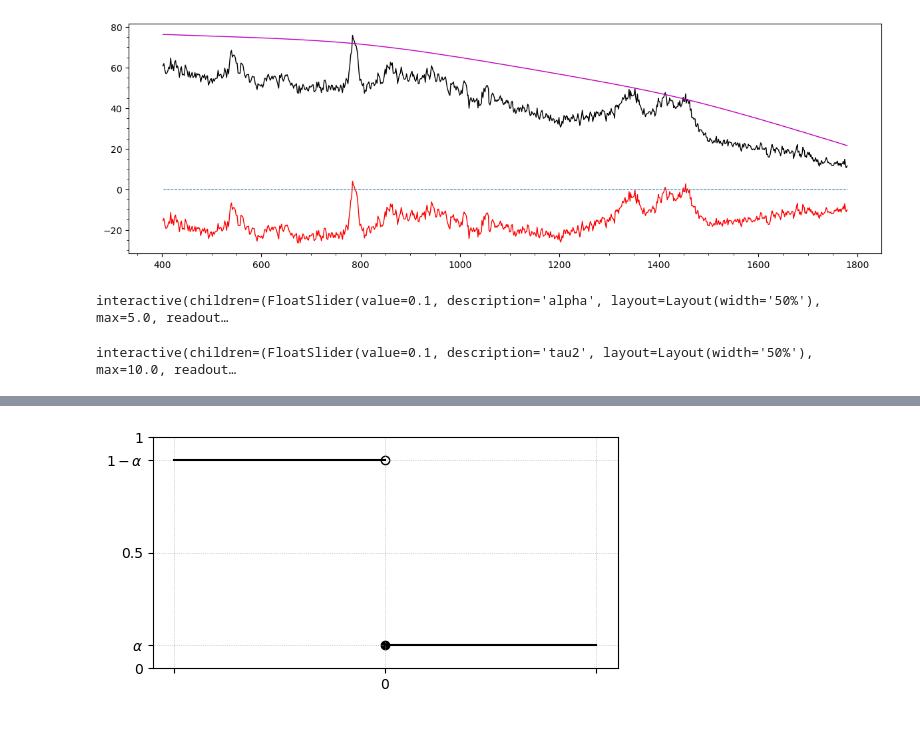
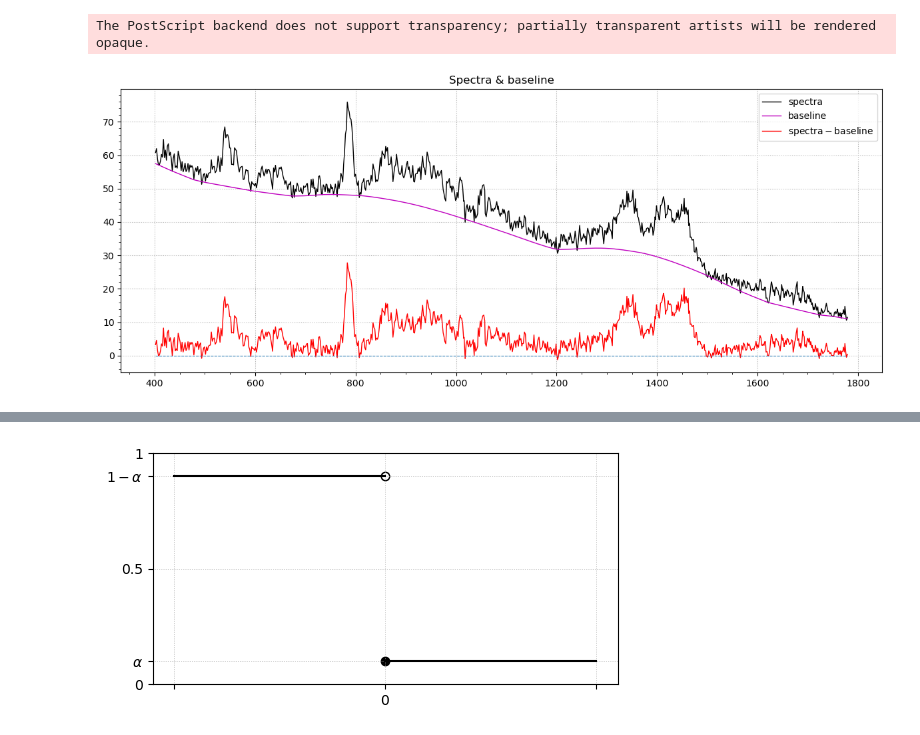
Before and after one commit to intellimath/irsa, a Jupyter notebook: examples/whittaker_henderson.ipynb, the cells around one changed output, grey strips where cells are left out. Drawn from its saved outputs; the diff is of its cells as text; code cells hidden in the pictures.

```diff
--- a/examples/whittaker_henderson.ipynb
+++ b/examples/whittaker_henderson.ipynb
@@ -41,22 +87,27 @@ plt.show()
 # %%
-bl, _ = smooth.whittaker_smooth_weight_func2(
+bl = smooth.whittaker_smooth(
         y,
-        # func=funcs.softlog_div,
-        func=funcs.Step(0.00, eps=0.001),
-        # func2=funcs.Step(0.00, eps=0.001),
-        # func2_e=inventory.relative_abs_max,
-        tau2=1.0e6, d=2)
+        # func=funcs.GaussSuppl(0.01),
+        func=funcs.RStep(1.0, eps=0.001),
+        # func2=funcs.RStep(0.00, eps=0.001),
+        func2_e=inventory.relative_abs_max,
+        tau2=1.0e5, d=4)
 y_bl = y - bl
 y_bl -= y_bl.min()
 # y_bl /= y_bl.mean()
 # y_bl *= 10
-plt.figure(figsize=(12,4))
-plt.plot(x, y, color='k', linewidth=1.0)
-plt.plot(x, bl, color='m', linewidth=1.0)
-plt.plot(x, y-bl, color='r', linewidth=1.0)
+plt.figure(figsize=(12,5))
+plt.title("Spectra & baseline")
+plt.plot(x, y, color='k', linewidth=1.0, label='spectra')
+plt.plot(x, bl, color='m', linewidth=1.0, label='baseline')
+plt.plot(x, y-bl, color='r', linewidth=1.0, label='spectra${}-{}$baseline')
 plt.hlines(0, x.min(), x.max(), ls='--', lw=0.75)
 plt.tight_layout()
+plt.grid(lw=0.75, ls=':')
 plt.minorticks_on()
+plt.legend()
+plt.savefig("fig/pp_spectra3.eps")
 plt.show()
 # %% [output]
+The PostScript backend does not support transparency; partially transparent artists will be rendered opaque.
-[figure, old version]
+[figure, new version]
@@ -82,18 +168,16 @@ def plot_despike(alpha, xrange):
     plt.minorticks_on()
     plt.xlim(*xrange)
     plt.show()
-# %% [output]
-interactive(children=(FloatSlider(value=0.1, description='alpha', layout=Layout(width='50%'), max=5.0, readout…
 # %%
 tau2_slider = ipywidgets.FloatSlider(value=0.1, min=0, max=10, step=0.1, readout_format=".4f")
 tau2_slider.layout.width="50%"
-alpha_slider = ipywidgets.FloatSlider(value=0.1, min=0.0, max=5.0, step=0.1, readout_format=".3f")
+alpha_slider = ipywidgets.FloatSlider(value=0.1, min=0.0, max=10.0, step=0.1, readout_format=".3f")
 alpha_slider.layout.width="50%"
 
 @ipywidgets.interact(tau2=tau2_slider, alpha=alpha_slider, continuous_update=False)
 def plot_despike(tau2, alpha):
     y_bl_sm, _ = smooth.whittaker_smooth_ex(y_bl, tau2=tau2,
-                                            aggfunc=af.averaging_function("WMZ", kwds={"alpha":alpha}),
+                                            aggfunc=af.averaging_function("WM", kwds={"alpha":alpha}),
                                             func2_e=inventory.relative_abs_max,
                                             )
     y_bl2 = smooth.whittaker_smooth(y_bl, tau2=tau2)
@@ -115,5 +199,3 @@ def plot_despike(tau2, alpha):
     # plt.minorticks_on()
     # plt.grid(ls=':', lw=0.75)
     # plt.show()
-# %% [output]
-interactive(children=(FloatSlider(value=0.1, description='tau2', layout=Layout(width='50%'), max=10.0, readout…
```
Also changed, not shown: parts of 25 cells of this notebook, 13 other files.
